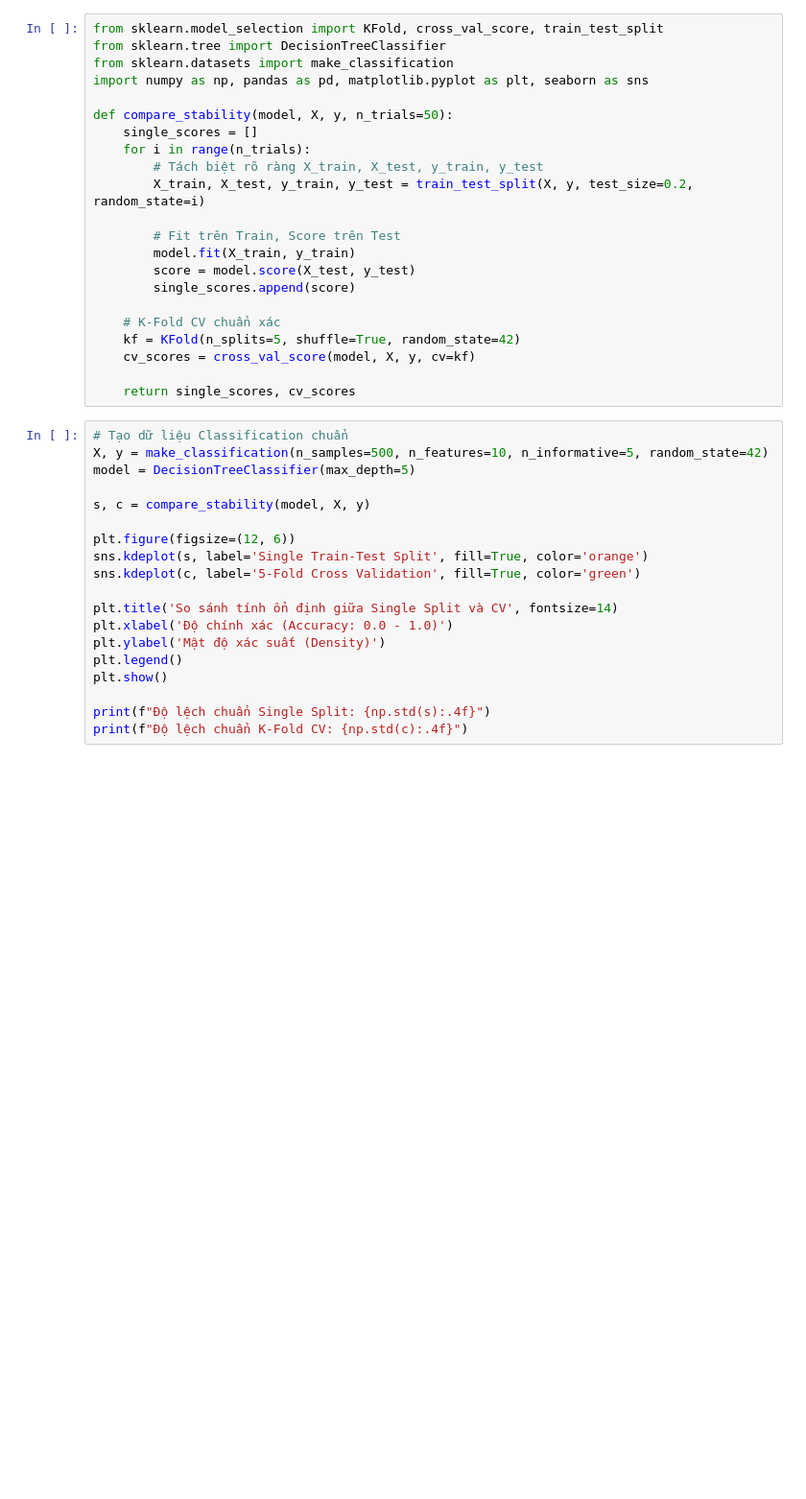
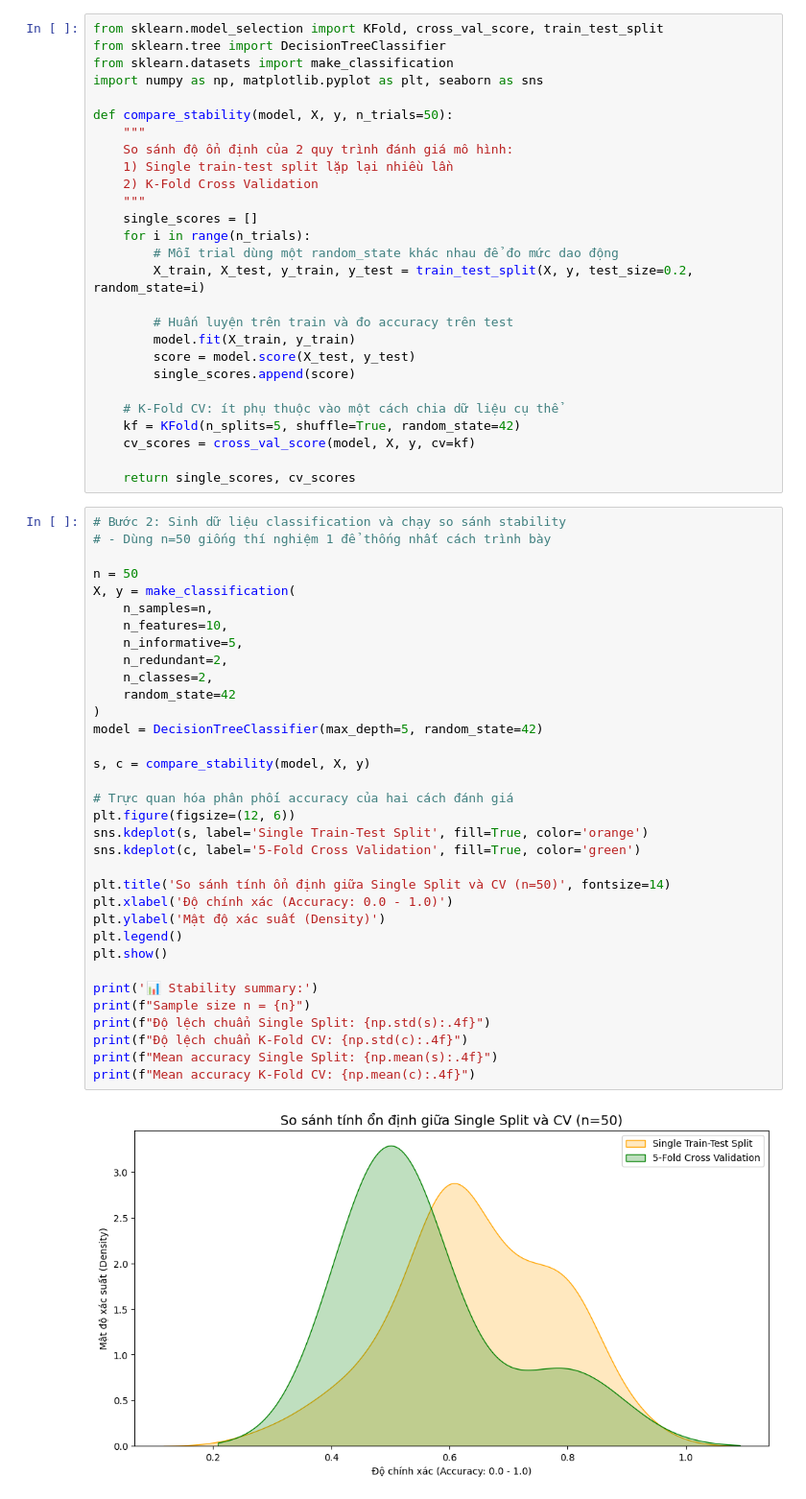
Before and after one commit to Bubusr/MSA-Resampling-Methods, a Jupyter notebook: experiments/3_Model_Selection.ipynb, the cells around one changed output. Shown at 96% size. Drawn from its saved outputs; the diff is of its cells as text; blank space fills up the shorter version.

```diff
--- a/experiments/3_Model_Selection.ipynb
+++ b/experiments/3_Model_Selection.ipynb
@@ -16,40 +77,62 @@ print(f'✅ Ready: {path}')
 from sklearn.model_selection import KFold, cross_val_score, train_test_split
 from sklearn.tree import DecisionTreeClassifier
 from sklearn.datasets import make_classification
-import numpy as np, pandas as pd, matplotlib.pyplot as plt, seaborn as sns
+import numpy as np, matplotlib.pyplot as plt, seaborn as sns
 
 def compare_stability(model, X, y, n_trials=50):
+    """
+    So sánh độ ổn định của 2 quy trình đánh giá mô hình:
+    1) Single train-test split lặp lại nhiều lần
+    2) K-Fold Cross Validation
+    """
     single_scores = []
     for i in range(n_trials):
-        # Tách biệt rõ ràng X_train, X_test, y_train, y_test
+        # Mỗi trial dùng một random_state khác nhau để đo mức dao động
         X_train, X_test, y_train, y_test = train_test_split(X, y, test_size=0.2, random_state=i)
 
-        # Fit trên Train, Score trên Test
+        # Huấn luyện trên train và đo accuracy trên test
         model.fit(X_train, y_train)
         score = model.score(X_test, y_test)
         single_scores.append(score)
 
-    # K-Fold CV chuẩn xác
+    # K-Fold CV: ít phụ thuộc vào một cách chia dữ liệu cụ thể
     kf = KFold(n_splits=5, shuffle=True, random_state=42)
     cv_scores = cross_val_score(model, X, y, cv=kf)
 
     return single_scores, cv_scores
 # %%
-# Tạo dữ liệu Classification chuẩn
-X, y = make_classification(n_samples=500, n_features=10, n_informative=5, random_state=42)
-model = DecisionTreeClassifier(max_depth=5)
+# Bước 2: Sinh dữ liệu classification và chạy so sánh stability
+# - Dùng n=50 giống thí nghiệm 1 để thống nhất cách trình bày
+
+n = 50
+X, y = make_classification(
+    n_samples=n,
+    n_features=10,
+    n_informative=5,
+    n_redundant=2,
+    n_classes=2,
+    random_state=42
+)
+model = DecisionTreeClassifier(max_depth=5, random_state=42)
 
 s, c = compare_stability(model, X, y)
 
+# Trực quan hóa phân phối accuracy của hai cách đánh giá
 plt.figure(figsize=(12, 6))
 sns.kdeplot(s, label='Single Train-Test Split', fill=True, color='orange')
 sns.kdeplot(c, label='5-Fold Cross Validation', fill=True, color='green')
 
-plt.title('So sánh tính ổn định giữa Single Split và CV', fontsize=14)
+plt.title('So sánh tính ổn định giữa Single Split và CV (n=50)', fontsize=14)
 plt.xlabel('Độ chính xác (Accuracy: 0.0 - 1.0)')
 plt.ylabel('Mật độ xác suất (Density)')
 plt.legend()
 plt.show()
 
+print('📊 Stability summary:')
+print(f"Sample size n = {n}")
 print(f"Độ lệch chuẩn Single Split: {np.std(s):.4f}")
 print(f"Độ lệch chuẩn K-Fold CV: {np.std(c):.4f}")
+print(f"Mean accuracy Single Split: {np.mean(s):.4f}")
+print(f"Mean accuracy K-Fold CV: {np.mean(c):.4f}")
+# %% [output]
+[figure, added]
```
Also changed, not shown: parts of 5 cells of this notebook, 2 other files.
